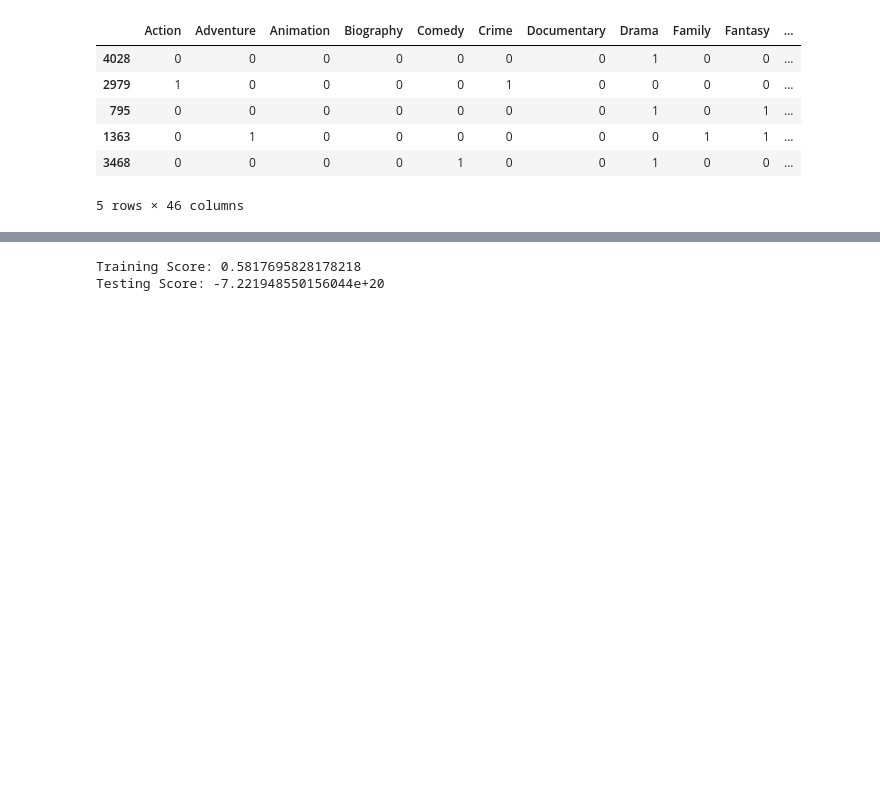
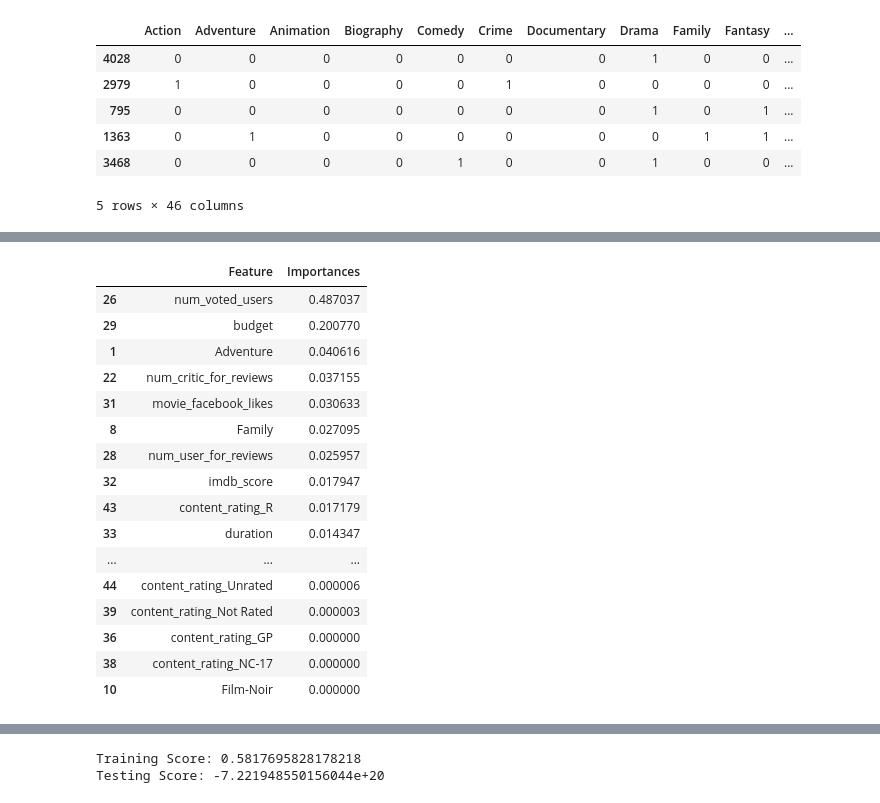
Before and after one commit to czwong/Movie_Machine_Learning, a Jupyter notebook: ML/new_ML.ipynb, the cells around one changed output, grey strips where cells are left out. Cells and saved outputs as stored; diff of their text form; code cells hidden in the pictures; blank space fills up the shorter version.

```diff
--- a/ML/new_ML.ipynb
+++ b/ML/new_ML.ipynb
@@ -112,2 +142,22 @@ y_test_scaled = y_scaler.transform(y_test)
+# %%
+pd.DataFrame({'Feature': X_train.columns, 'Importances': regr.feature_importances_}).sort_values(by='Importances', ascending=False)
+# %% [output]
+|  | Feature | Importances |
+| 26 | num_voted_users | 0.487037 |
+| 29 | budget | 0.200770 |
+| 1 | Adventure | 0.040616 |
+| 22 | num_critic_for_reviews | 0.037155 |
+| 31 | movie_facebook_likes | 0.030633 |
+| 8 | Family | 0.027095 |
+| 28 | num_user_for_reviews | 0.025957 |
+| 32 | imdb_score | 0.017947 |
+| 43 | content_rating_R | 0.017179 |
+| 33 | duration | 0.014347 |
+| ... | ... | ... |
+| 44 | content_rating_Unrated | 0.000006 |
+| 39 | content_rating_Not Rated | 0.000003 |
+| 36 | content_rating_GP | 0.000000 |
+| 38 | content_rating_NC-17 | 0.000000 |
+| 10 | Film-Noir | 0.000000 |
 # %%
 # Plot the results
```
Also changed, not shown: parts of 7 cells of this notebook, 9 other files.
